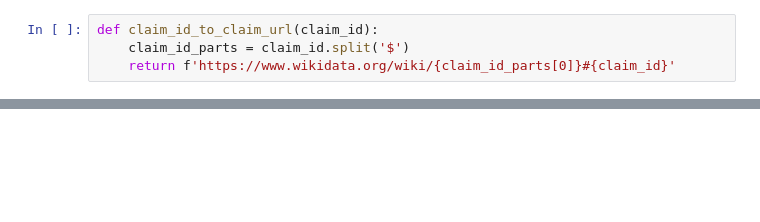
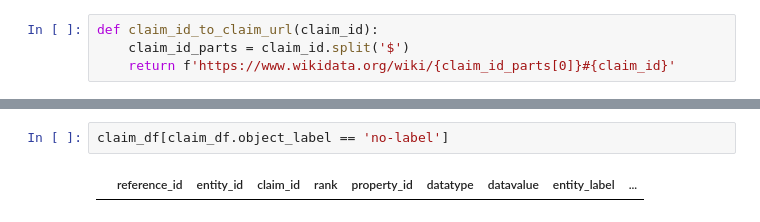
Before and after one commit to gabrielmaia7/WD_Textual_References_Dataset, a Jupyter notebook: 2. Obtaining Claim Data.ipynb, the cells around one changed output, grey strips where cells are left out. Cells and saved outputs as stored; diff of their text form; blank space fills up the shorter version.

```diff
--- a/2. Obtaining Claim Data.ipynb
+++ b/2. Obtaining Claim Data.ipynb
@@ -156,0 +347,4 @@ https://www.wikidata.org/wiki/Q695301#Q695301$55226597-3B9D-4B78-BFDB-60C8E9E1B7
+# %%
+claim_df[claim_df.object_label == 'no-label']
+# %% [output]
+|  | reference_id | entity_id | claim_id | rank | property_id | datatype | datavalue | entity_label | ... |
```
Also changed, not shown: parts of 20 cells of this notebook, 4 other files.
